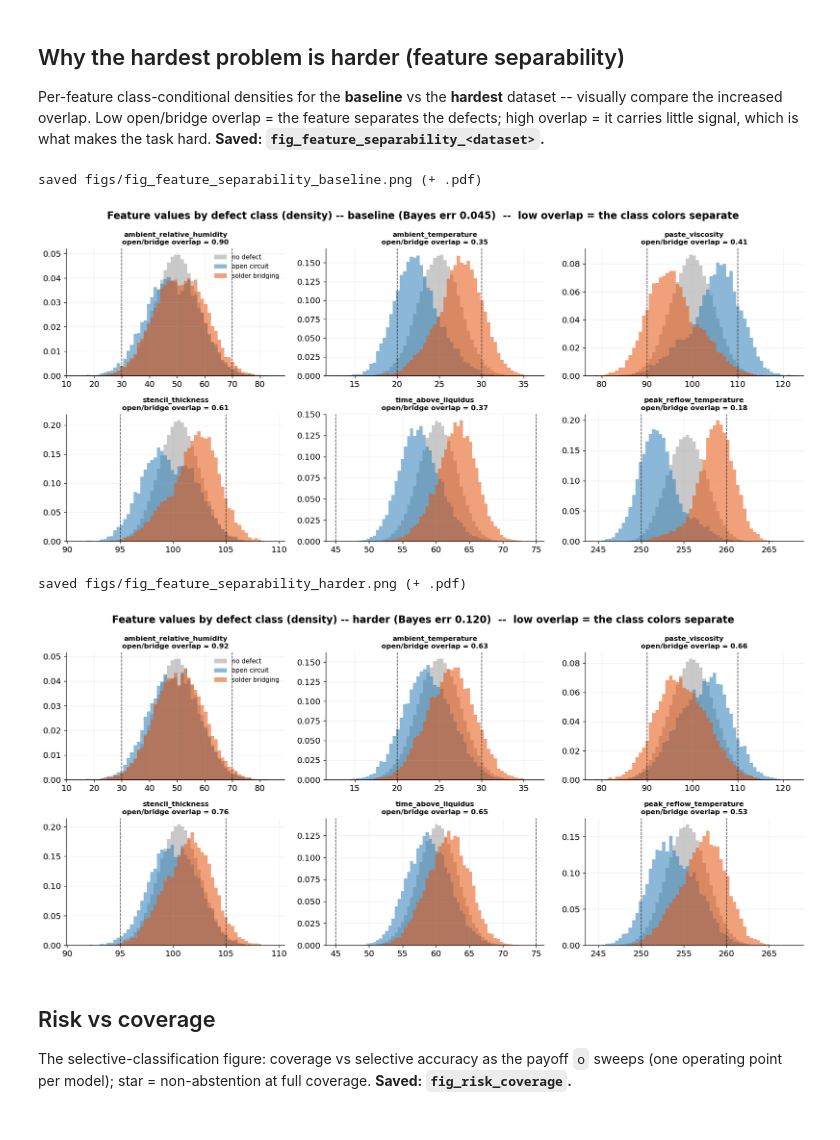
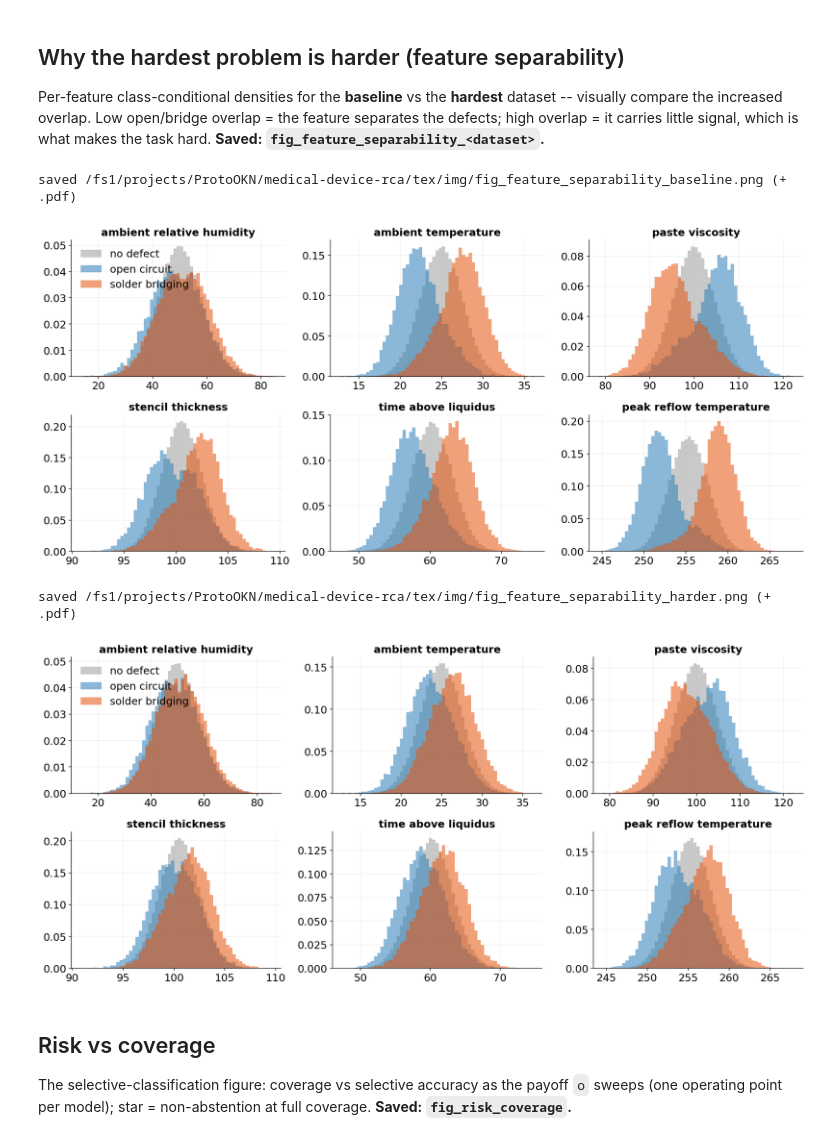
Before and after one commit to raham24/Epistemic-Uncertainty-Aware-Defect-Detection-for-Quality-Control-in-Medical-Device-Manufacturing, a Jupyter notebook: z_synthetic_analysis.ipynb, the cells around one changed output. Saved outputs shown, nothing was run; the diff lists cells and outputs as text; code cells hidden in the pictures.

```diff
--- a/z_synthetic_analysis.ipynb
+++ b/z_synthetic_analysis.ipynb
@@ -112,7 +112,7 @@ Shared paper style + a `save_fig` helper that writes `figs/fig_*.{png,pdf}`.
 # losses everywhere; horizontal layouts + zoomed axes so small differences are legible.
 plt.rcParams.update({
     "figure.dpi": 120, "savefig.dpi": 220, "savefig.bbox": "tight",
-    "font.size": 12, "axes.titlesize": 13, "axes.titleweight": "bold",
+    "font.size": 15, "axes.titlesize": 15, "axes.titleweight": "bold",
     "axes.labelsize": 12, "axes.spines.top": False, "axes.spines.right": False,
     "axes.grid": True, "grid.alpha": 0.25, "legend.frameon": False,
 })
@@ -131,7 +131,7 @@ def dscolor(d, i=0):
     return DSCOLORS.get(d, _TAB10(i % 10))
 
 
-FIGDIR = root / "figs"
+FIGDIR = root / "tex/img"
 FIGDIR.mkdir(exist_ok=True)
 
 
@@ -139,7 +139,7 @@ def save_fig(fig, name):
     """Write a paper copy (PNG + PDF) to figs/ and print the path."""
     for ext in ("png", "pdf"):
         fig.savefig(FIGDIR / f"{name}.{ext}")
-    print(f"saved figs/{name}.png (+ .pdf)")
+    print(f"saved {FIGDIR}/{name}.png (+ .pdf)")
 # %% [markdown]
 ## Why the hardest problem is harder (feature separability)
 
@@ -177,43 +177,43 @@ if csvs:
 
     def featsep(ds):
         dh = pd.read_csv(csvs[ds])
         feats = [f for f in lims if f in dh.columns]     # exactly the process features, spec order
         ncol = 3; nrow = int(np.ceil(len(feats) / ncol))
         fig, axes = plt.subplots(nrow, ncol, figsize=(5.2 * ncol, 3.6 * nrow), squeeze=False)
         for k, f in enumerate(feats):
             ax = axes[k // ncol][k % ncol]
             bins = np.linspace(dh[f].min(), dh[f].max(), 60)
             hists = {}
             for key, lab, col in CLS:
                 v = dh.loc[dh["defect_label"] == key, f].to_numpy()
                 if len(v):
                     ax.hist(v, bins=bins, density=True, alpha=0.55, color=col, label=lab)
                     h, _ = np.histogram(v, bins=bins); hists[key] = h / max(h.sum(), 1)
             if "open_circuit" in hists and "solder_bridging" in hists:
                 ov = float(np.minimum(hists["open_circuit"], hists["solder_bridging"]).sum())
             else:
                 ov = float("nan")
-            for lim in lims.get(f, []):
-                ax.axvline(lim, ls="--", color="k", lw=1, alpha=0.7)
-            ax.set_title(f"{f}\nopen/bridge overlap = {ov:.2f}", fontsize=10); ax.grid(alpha=0.2)
+            # for lim in lims.get(f, []):
+                # ax.axvline(lim, ls="--", color="k", lw=1, alpha=0.7)
+            ax.set_title(f"{f}".replace("_", " "), fontsize=15); ax.grid(alpha=0.2)
         for k in range(len(feats), nrow * ncol):
             axes[k // ncol][k % ncol].axis("off")
-        axes[0][0].legend(fontsize=9)
-        fig.suptitle(f"Feature values by defect class (density) -- {ds} (Bayes err {_berr(csvs[ds]):.3f})"
-                     "  --  low overlap = the class colors separate", fontweight="bold")
+        axes[0][0].legend(fontsize=15)
+        # fig.suptitle(f"Feature values by defect class (density) -- {ds} (Bayes err {_berr(csvs[ds]):.3f})"
+        #              "  --  low overlap = the class colors separate", fontweight="bold")
         fig.tight_layout(); save_fig(fig, f"fig_feature_separability_{ds}"); plt.show()
 
     hardest = max(csvs, key=lambda d: _berr(csvs[d]))
     baseline = "baseline" if "baseline" in csvs else min(csvs, key=lambda d: _berr(csvs[d]))
     for ds in dict.fromkeys([baseline, hardest]):        # baseline first, dedup if same
         featsep(ds)
 else:
     print("no dataset CSVs found (need data/cluster/*.csv on the cluster)")
 # %% [output]
-saved figs/fig_feature_separability_baseline.png (+ .pdf)
+saved /fs1/projects/ProtoOKN/medical-device-rca/tex/img/fig_feature_separability_baseline.png (+ .pdf)
-[figure, old version]
+[figure, new version]
-saved figs/fig_feature_separability_harder.png (+ .pdf)
+saved /fs1/projects/ProtoOKN/medical-device-rca/tex/img/fig_feature_separability_harder.png (+ .pdf)
-[figure, old version]
+[figure, new version]
 # %% [markdown]
 ## Risk vs coverage
 
```
Also changed, not shown: parts of 4 cells of this notebook, 12 other files.
